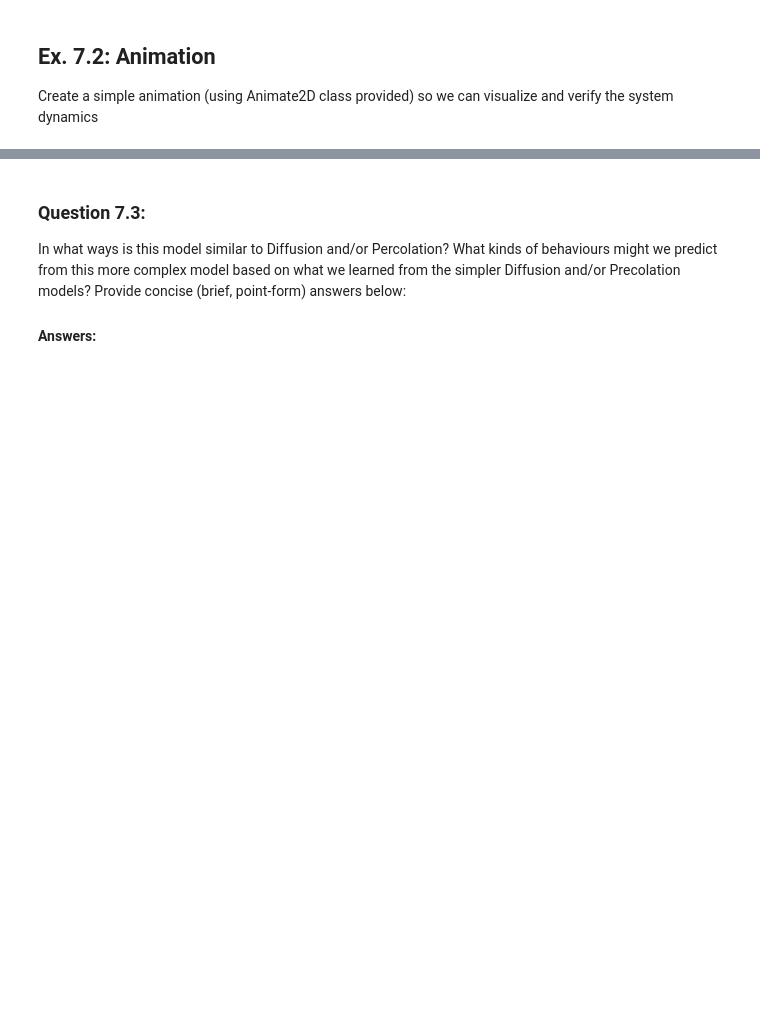
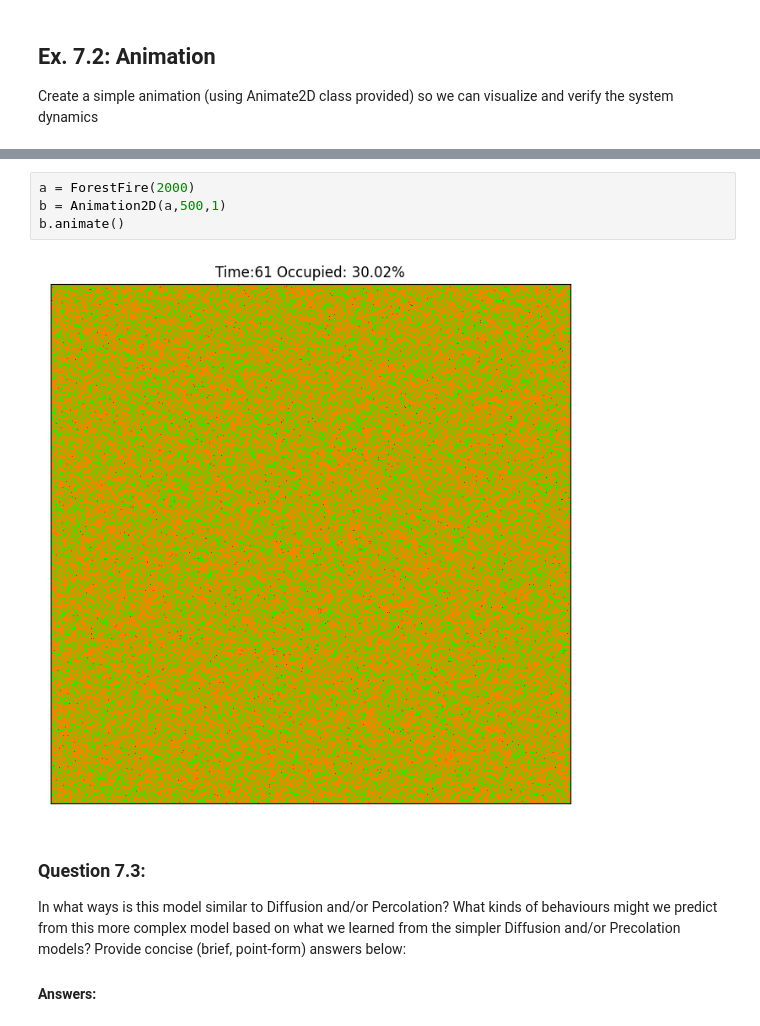
Before and after one commit to Gipir/cap-comp215, a Jupyter notebook: labs/lab07 copy.ipynb, the cells around one changed output, grey strips where cells are left out. Saved outputs shown, nothing was run; the diff lists cells and outputs as text; blank space fills up the shorter version.

```diff
--- a/labs/lab07 copy.ipynb
+++ b/labs/lab07 copy.ipynb
@@ -208,3 +210,9 @@ b.animate()
+# %%
+a = ForestFire(2000)
+b = Animation2D(a,500,1)
+b.animate()
+# %% [output]
+[figure, added]
 # %% [markdown]
 ### Question 7.3:
 In what ways is this model similar to Diffusion and/or Percolation?
```
Also changed, not shown: parts of 11 cells of this notebook.
